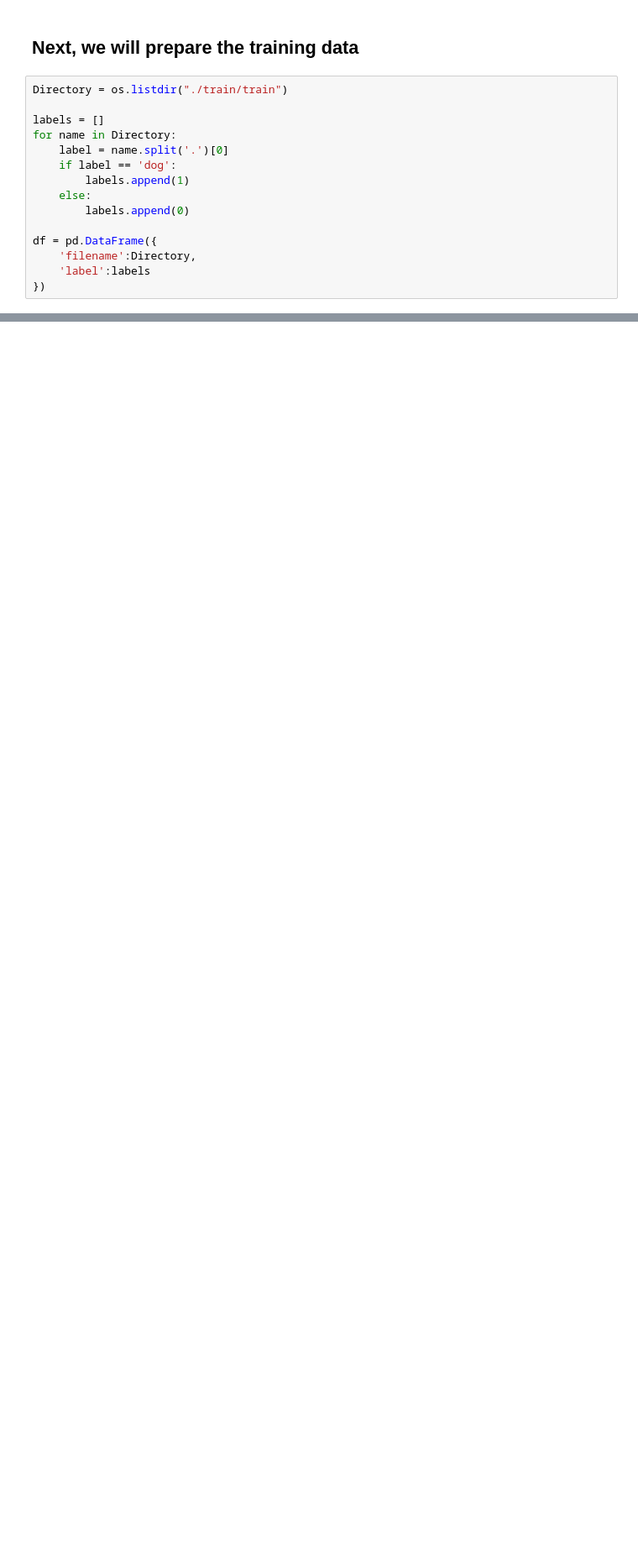
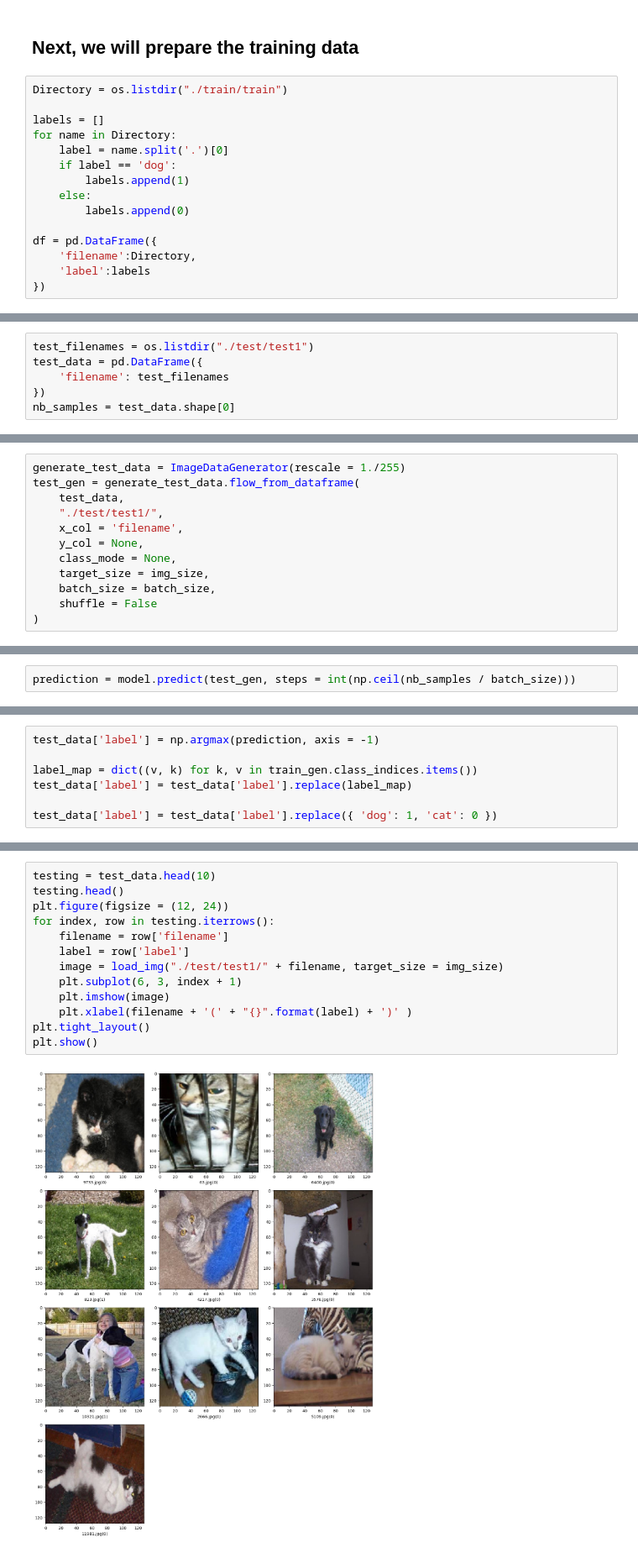
Before and after one commit to tyjenkins12/cat-vs-dog-classifier, a Jupyter notebook: Main.ipynb, the cells around one changed output, grey strips where cells are left out. Shown at 84% size. Drawn from its saved outputs; the diff is of its cells as text; blank space fills up the shorter version.

```diff
--- a/Main.ipynb
+++ b/Main.ipynb
@@ -39,0 +206,6 @@ df.head()
+# %%
+test_filenames = os.listdir("./test/test1")
+test_data = pd.DataFrame({
+    'filename': test_filenames
+})
+nb_samples = test_data.shape[0]
@@ -39,0 +214,12 @@ df.head()
+# %%
+generate_test_data = ImageDataGenerator(rescale = 1./255)
+test_gen = generate_test_data.flow_from_dataframe(
+    test_data,
+    "./test/test1/",
+    x_col = 'filename',
+    y_col = None,
+    class_mode = None,
+    target_size = img_size,
+    batch_size = batch_size,
+    shuffle = False
+)
@@ -39,0 +230,2 @@ df.head()
+# %%
+prediction = model.predict(test_gen, steps = int(np.ceil(nb_samples / batch_size)))
@@ -39,0 +236,7 @@ df.head()
+# %%
+test_data['label'] = np.argmax(prediction, axis = -1)
+
+label_map = dict((v, k) for k, v in train_gen.class_indices.items())
+test_data['label'] = test_data['label'].replace(label_map)
+
+test_data['label'] = test_data['label'].replace({ 'dog': 1, 'cat': 0 })
@@ -39,0 +245,15 @@ df.head()
+# %%
+testing = test_data.head(10)
+testing.head()
+plt.figure(figsize = (12, 24))
+for index, row in testing.iterrows():
+    filename = row['filename']
+    label = row['label']
+    image = load_img("./test/test1/" + filename, target_size = img_size)
+    plt.subplot(6, 3, index + 1)
+    plt.imshow(image)
+    plt.xlabel(filename + '(' + "{}".format(label) + ')' )
+plt.tight_layout()
+plt.show()
+# %% [output]
+[figure, added]
```
Also changed, not shown: parts of 28 cells of this notebook, 2 other files.
